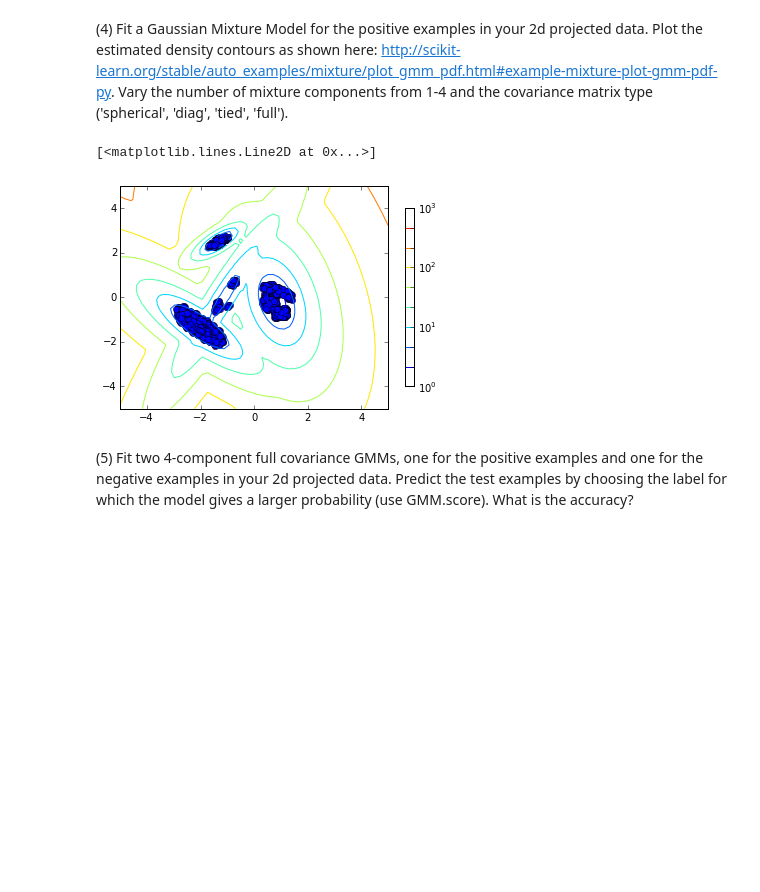
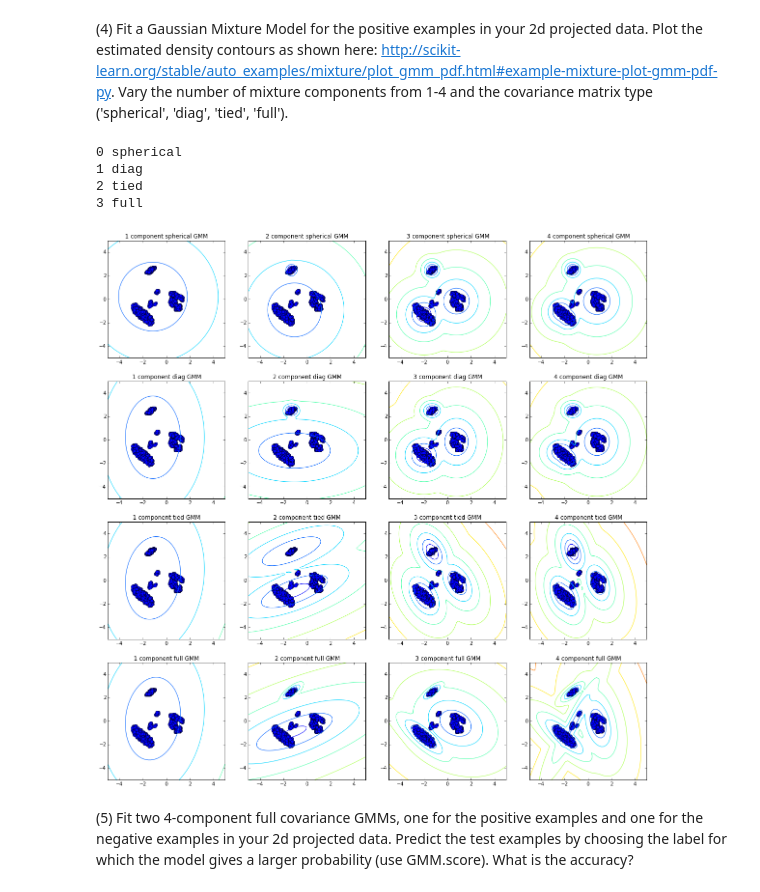
Before and after one commit to christopher-llop/MLearning-HW, a Jupyter notebook: christopher_llop_p3.ipynb, the cells around one changed output. Cells and saved outputs as stored; diff of their text form; code cells hidden in the pictures; blank space fills up the shorter version.

```diff
--- a/christopher_llop_p3.ipynb
+++ b/christopher_llop_p3.ipynb
@@ -145,28 +145,43 @@ for k in range (1,17):
 # %%
 #def P4():
 ### STUDENT START ###
-# fit a Gaussian Mixture Model
-clf = GMM(n_components=4, covariance_type='full')
-clf.fit(poison)
+plt.figure(figsize=(20,20))
 
-# Display predicted scores as a contour plot
-x = np.linspace(-5.0, 5.0)
-y = np.linspace(-5.0, 5.0)
-X, Y = np.meshgrid(x, y)
-XX = np.array([X.ravel(), Y.ravel()]).T
-Z = -clf.score_samples(XX)[0]
-Z = Z.reshape(X.shape)
+covar_types = ['spherical', 'diag', 'tied', 'full']
+for i, covar_type in enumerate(covar_types):
 
-CS = plt.contour(X, Y, Z, norm=LogNorm(vmin=1.0, vmax=1000.0), levels=np.logspace(0, 3, 10))
-CB = plt.colorbar(CS, shrink=0.8, extend='both')
-#plt.scatter(poison[:, 0], poison[:, 1], .8)
-plt.plot(poison[:,0], poison[:,1], 'bo', zorder=-1)
+    for comp in range(1,5):
+        plt.subplot(4, 4, (4*i) + comp)
+
+        # fit a Gaussian Mixture Model
+        clf = GMM(n_components=comp, covariance_type=covar_type)
+        clf.fit(poison)
+
+        # Display predicted scores as a contour plot
+        x = np.linspace(-5.0, 5.0)
+        y = np.linspace(-5.0, 5.0)
+        X, Y = np.meshgrid(x, y)
+        XX = np.array([X.ravel(), Y.ravel()]).T
+        Z = -clf.score_samples(XX)[0]
+        Z = Z.reshape(X.shape)
+
+        # Note: Spent significant time playing with these parameters. Ended up deciding the ones from
+        # the example code suggested plots nicely.
+        CS = plt.contour(X, Y, Z, norm=LogNorm(vmin=1.0, vmax=1000.0), levels=np.logspace(0, 3, 10))
+        #CS = plt.contour(X, Y, Z, norm=LogNorm(vmin=1.0, vmax=1000.0))
+        # plt.clabel(CS, inline=10, fontsize=10)
+        #CB = plt.colorbar(CS, shrink=0.8, extend='both')
+        plt.plot(poison[:,0], poison[:,1], 'bo', zorder=-1)
+        plt.title(str(comp) + " component " +  covar_type + " GMM")
 
 ### STUDENT END ###
 
 #P4()
 # %% [output]
-[<matplotlib.lines.Line2D at 0x...>]
+0 spherical
+1 diag
+2 tied
+3 full
-[figure, old version]
+[figure, new version]
 # %% [markdown]
 (5) Fit two 4-component full covariance GMMs, one for the positive examples and one for the negative examples in your 2d projected data. Predict the test examples by choosing the label for which the model gives a larger probability (use GMM.score). What is the accuracy?
```
Also changed, not shown: parts of 2 cells of this notebook.
